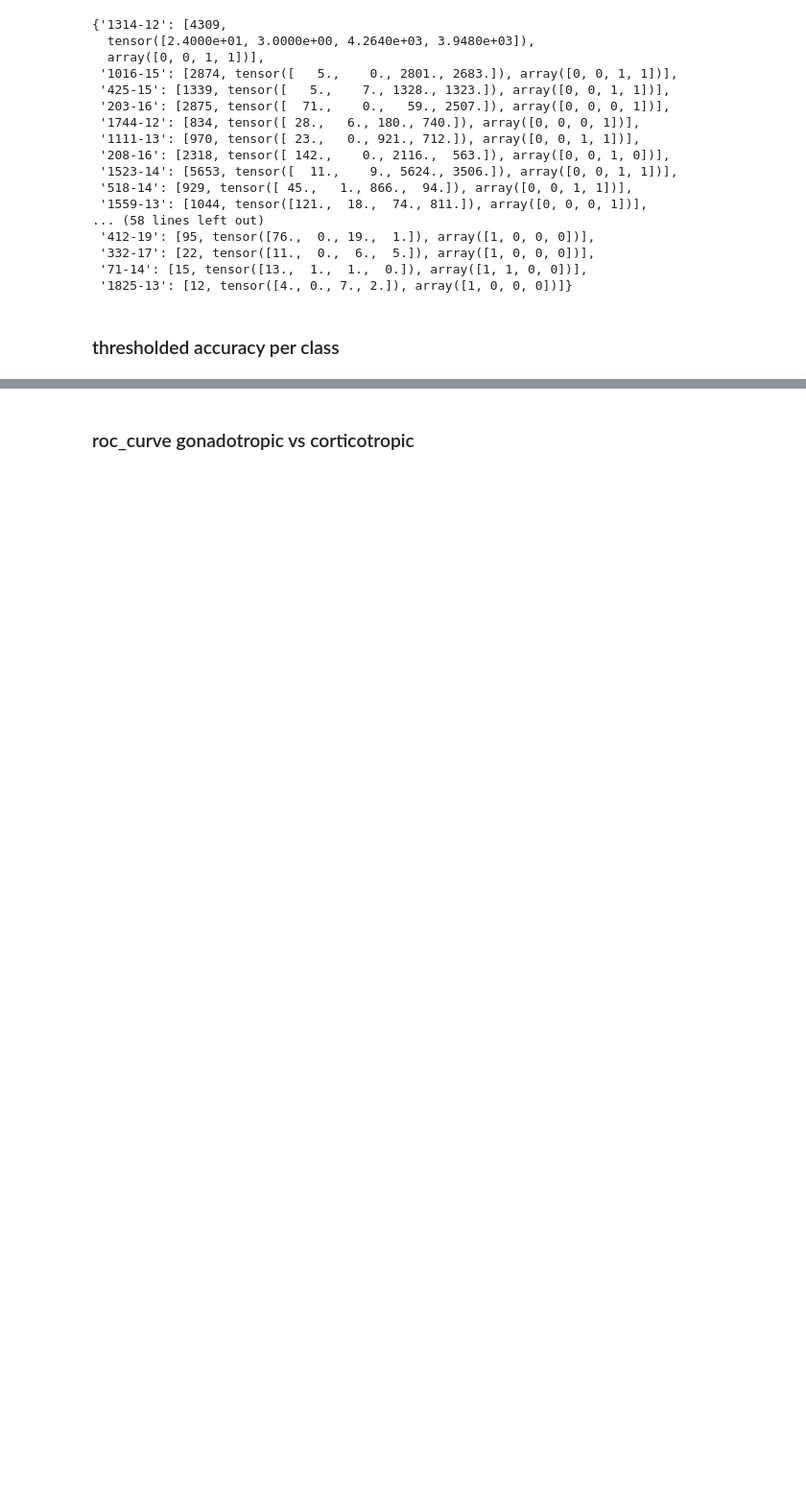
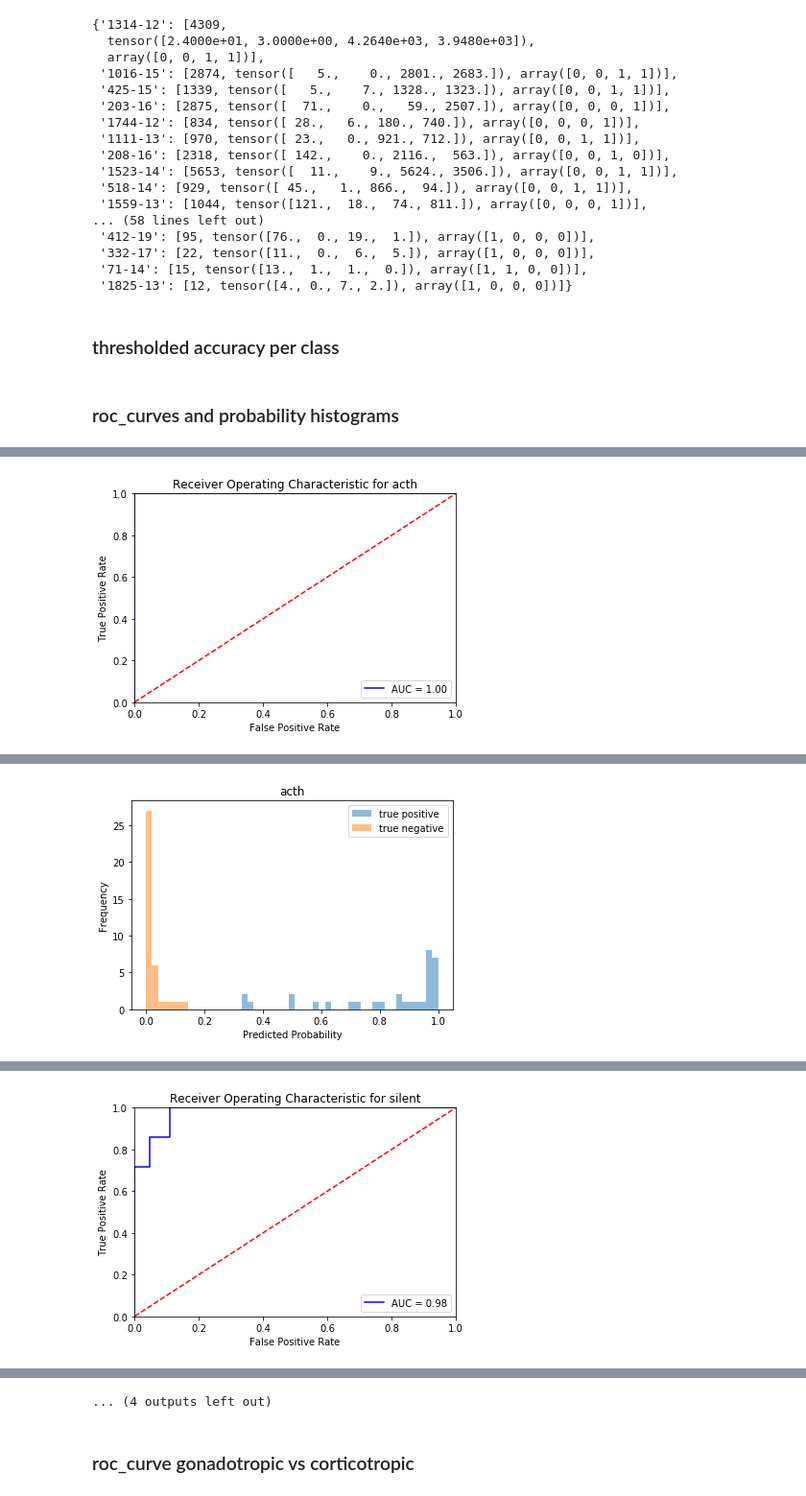
Before and after one commit to ChristophNeuner/pituitary_gland_adenomas, a Jupyter notebook: network-entity_classification.ipynb, the cells around one changed output, grey strips where cells are left out. Shown at 96% size. Saved outputs shown, nothing was run; the diff lists cells and outputs as text; code cells hidden in the pictures; blank space fills up the shorter version.

Commit message:
roc_curves and histograms for true positive and negative predicted probs

```diff
--- a/network-entity_classification.ipynb
+++ b/network-entity_classification.ipynb
@@ -910,3 +910,71 @@ copi_val
 preds_th_val = get_preds_threshold_per_id(ths, copi_val)
 # %%
 accuracy_per_class_val = get_accuracy_over_all_ids(len(preds_th_val), preds_th_val)
+# %% [markdown]
+### roc_curves and probability histograms
+# %%
+class_names = ['acth', 'silent', 'lh', 'fsh']
+class_numbers = [0,1,2,3]
+# %%
+for class_name, class_number in zip(class_names, class_numbers):
+    ###
+    # roc_curve
+    ###
+    y_preds = []
+    y_true = []
+    for key, value in tqdm(copi_val.items()):
+        #calculate prediction score for {class_name}
+        n_tiles_all = value[0]
+        n_tiles_class = value[1][class_number]
+        percentage = n_tiles_class/n_tiles_all
+        y_preds.append(percentage)
+
+        #true label for {class_name}
+        y_true.append(value[2][class_number])
+
+
+    fpr, tpr, threshold = roc_curve(y_true, y_preds, pos_label=1)
+
+    roc_auc = auc(fpr, tpr)
+
+    plt.title(f'Receiver Operating Characteristic for {class_name}')
+    plt.plot(fpr, tpr, 'b', label = 'AUC = %0.2f' % roc_auc)
+    plt.legend(loc = 'lower right')
+    plt.plot([0, 1], [0, 1],'r--')
+    plt.xlim([0, 1])
+    plt.ylim([0, 1])
+    plt.ylabel('True Positive Rate')
+    plt.xlabel('False Positive Rate')
+    plt.show()
+
+
+
+    ###
+    # histogram
+    ###
+    #predicted probabilities for {class_name} for WSIs, that were really {class_name}
+    probs_true_positive = []
+    #predicted probabilities for {class_name} for WSIs, that were really not {class_name}
+    probs_true_negative =[]
+    for key, value in tqdm(copi_val.items()):
+        #calculate prediction score for {class_name}
+        n_tiles_all = value[0]
+        n_tiles_class = value[1][class_number]
+        percentage = n_tiles_class/n_tiles_all
+        if value[2][class_number] == 1:
+            probs_true_positive.append(percentage)
+        else:
+            probs_true_negative.append(percentage)
+
+    from matplotlib import pyplot
+
+    bins = np.linspace(0, 1, 50)
+
+    pyplot.hist(probs_true_positive, bins, alpha=0.5, label='true positive')
+    pyplot.hist(probs_true_negative, bins, alpha=0.5, label='true negative')
+    pyplot.legend(loc='upper right')
+    pyplot.title(label=class_name)
+    pyplot.ylabel('Frequency')
+    pyplot.xlabel('Predicted Probability')
+    pyplot.show()
+# %% [output]
@@ -912,0 +982 @@ accuracy_per_class_val = get_accuracy_over_all_ids(len(preds_th_val), preds_th_v
+[figure, added]
@@ -912,0 +984 @@ accuracy_per_class_val = get_accuracy_over_all_ids(len(preds_th_val), preds_th_v
+[figure, added]
@@ -912,0 +986 @@ accuracy_per_class_val = get_accuracy_over_all_ids(len(preds_th_val), preds_th_v
+[figure, added]
@@ -913,3 +993,4 @@ accuracy_per_class_val = get_accuracy_over_all_ids(len(preds_th_val), preds_th_v
+... (4 outputs left out)
 # %% [markdown]
 ### roc_curve gonadotropic vs corticotropic
 # %%
```
Also changed, not shown: parts of 4 cells of this notebook.
